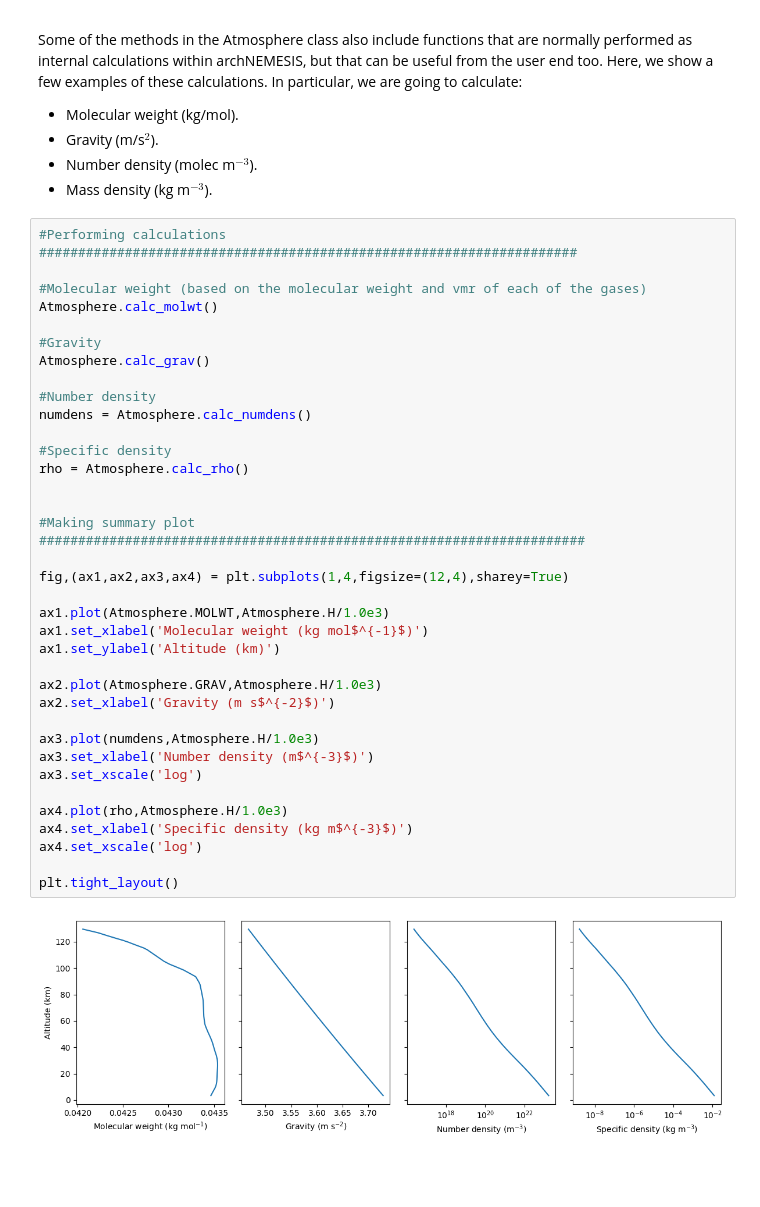
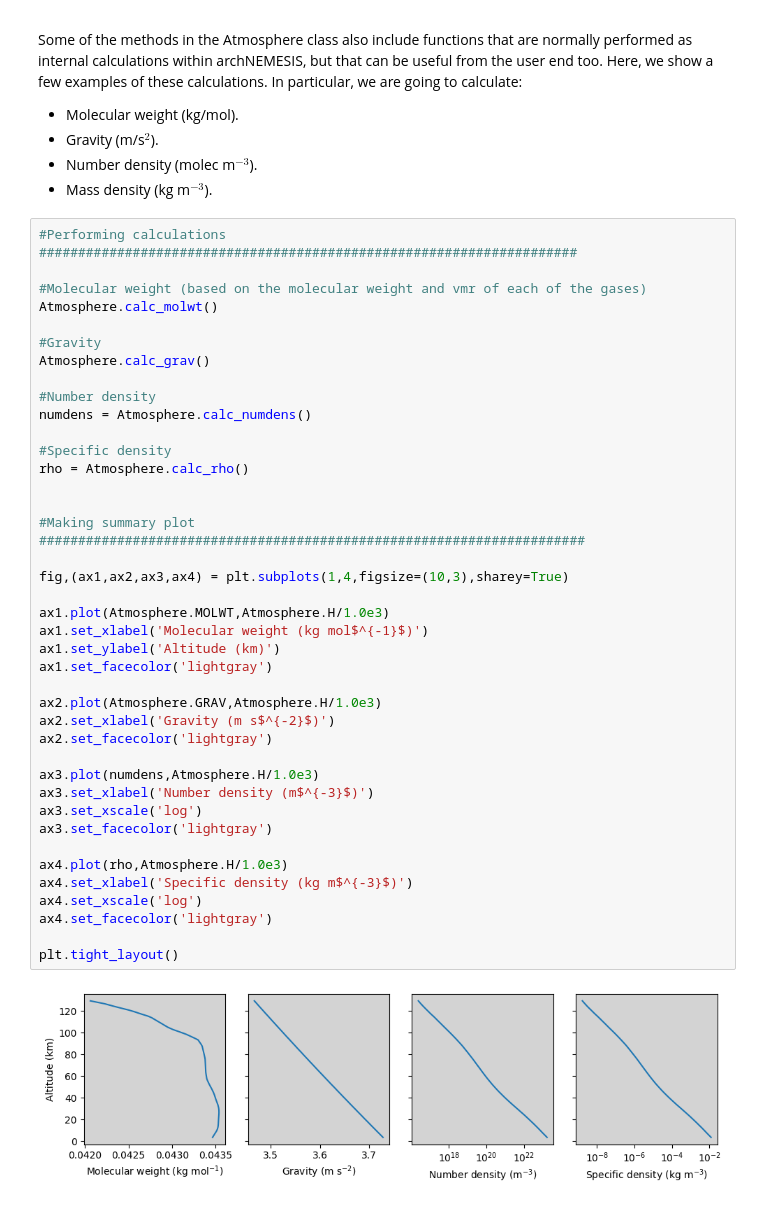
Before and after one commit to zcmcqueen/archnemesis-dist, a Jupyter notebook: docs/examples/atmosphere_tutorial/atmosphere_tutorial.ipynb, the cells around one changed output. Saved outputs shown, nothing was run; the diff lists cells and outputs as text; blank space fills up the shorter version.

```diff
--- a/docs/examples/atmosphere_tutorial/atmosphere_tutorial.ipynb
+++ b/docs/examples/atmosphere_tutorial/atmosphere_tutorial.ipynb
@@ -189,32 +187,36 @@ Atmosphere.calc_molwt()
 Atmosphere.calc_grav()
 
 #Number density
 numdens = Atmosphere.calc_numdens()
 
 #Specific density
 rho = Atmosphere.calc_rho()
 
 
 #Making summary plot
 ######################################################################
 
-fig,(ax1,ax2,ax3,ax4) = plt.subplots(1,4,figsize=(12,4),sharey=True)
+fig,(ax1,ax2,ax3,ax4) = plt.subplots(1,4,figsize=(10,3),sharey=True)
 
 ax1.plot(Atmosphere.MOLWT,Atmosphere.H/1.0e3)
 ax1.set_xlabel('Molecular weight (kg mol$^{-1}$)')
 ax1.set_ylabel('Altitude (km)')
+ax1.set_facecolor('lightgray')
 
 ax2.plot(Atmosphere.GRAV,Atmosphere.H/1.0e3)
 ax2.set_xlabel('Gravity (m s$^{-2}$)')
+ax2.set_facecolor('lightgray')
 
 ax3.plot(numdens,Atmosphere.H/1.0e3)
 ax3.set_xlabel('Number density (m$^{-3}$)')
 ax3.set_xscale('log')
+ax3.set_facecolor('lightgray')
 
 ax4.plot(rho,Atmosphere.H/1.0e3)
 ax4.set_xlabel('Specific density (kg m$^{-3}$)')
 ax4.set_xscale('log')
+ax4.set_facecolor('lightgray')
 
 plt.tight_layout()
 # %% [output]
-[figure, old version]
+[figure, new version]
```
Also changed, not shown: parts of 1 cell of this notebook, 10 other files.
